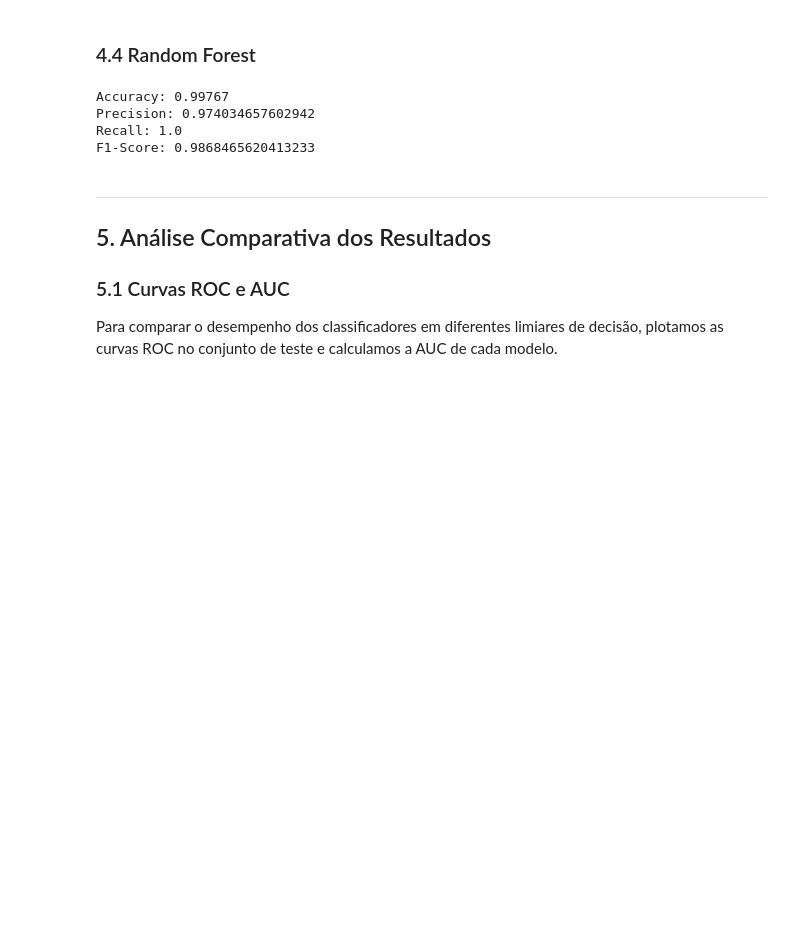
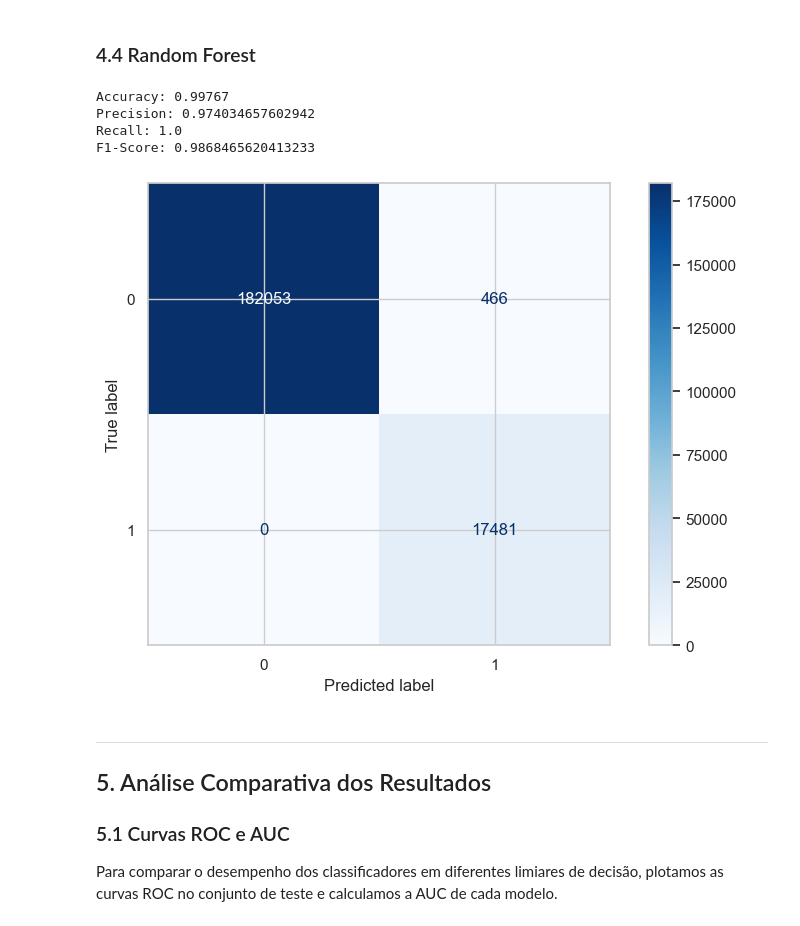
Before and after one commit to zezedp/IML2026_PROJETO, a Jupyter notebook: Projeto.ipynb, the cells around one changed output. Saved outputs shown, nothing was run; the diff lists cells and outputs as text; code cells hidden in the pictures; blank space fills up the shorter version.

```diff
--- a/Projeto.ipynb
+++ b/Projeto.ipynb
@@ -576,23 +767,30 @@ F1-Score: 0.7442151055164754
 # %%
 from sklearn.ensemble import RandomForestClassifier
 
 rf = RandomForestClassifier(n_estimators=100, max_depth=10, random_state=4267, n_jobs=-1)
 rf.fit(X_train_balanceado, y_train_balanceado)
 y_pred_rf = rf.predict(X_test)
 
 acc_rf = accuracy_score(y_test, y_pred_rf)
 prec_rf = precision_score(y_test, y_pred_rf)
 rec_rf = recall_score(y_test, y_pred_rf)
 f1_rf = f1_score(y_test, y_pred_rf)
 print(f"Accuracy: {acc_rf}")
 print(f"Precision: {prec_rf}")
 print(f"Recall: {rec_rf}")
 print(f"F1-Score: {f1_rf}")
+
+
+disp = ConfusionMatrixDisplay(confusion_matrix=confusion_matrix(y_test, y_pred_rf))
+disp.plot(cmap=plt.cm.Blues)
+
+plt.show()
 # %% [output]
 Accuracy: 0.99767
 Precision: 0.974034657602942
 Recall: 1.0
 F1-Score: 0.9868465620413233
+[figure, added]
 # %% [markdown]
 ---
 ## 5. Análise Comparativa dos Resultados
```
Also changed, not shown: parts of 11 cells of this notebook.
